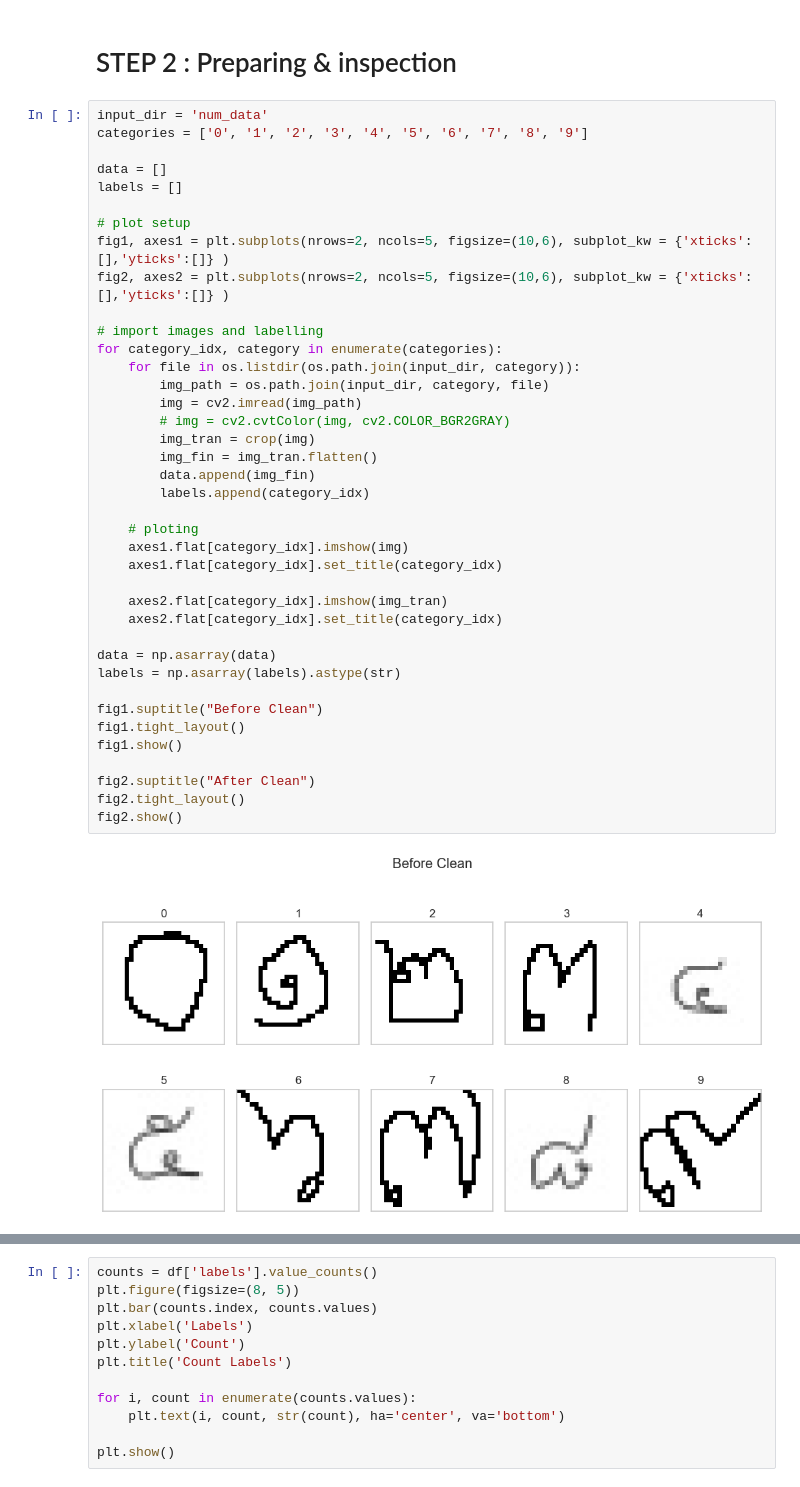
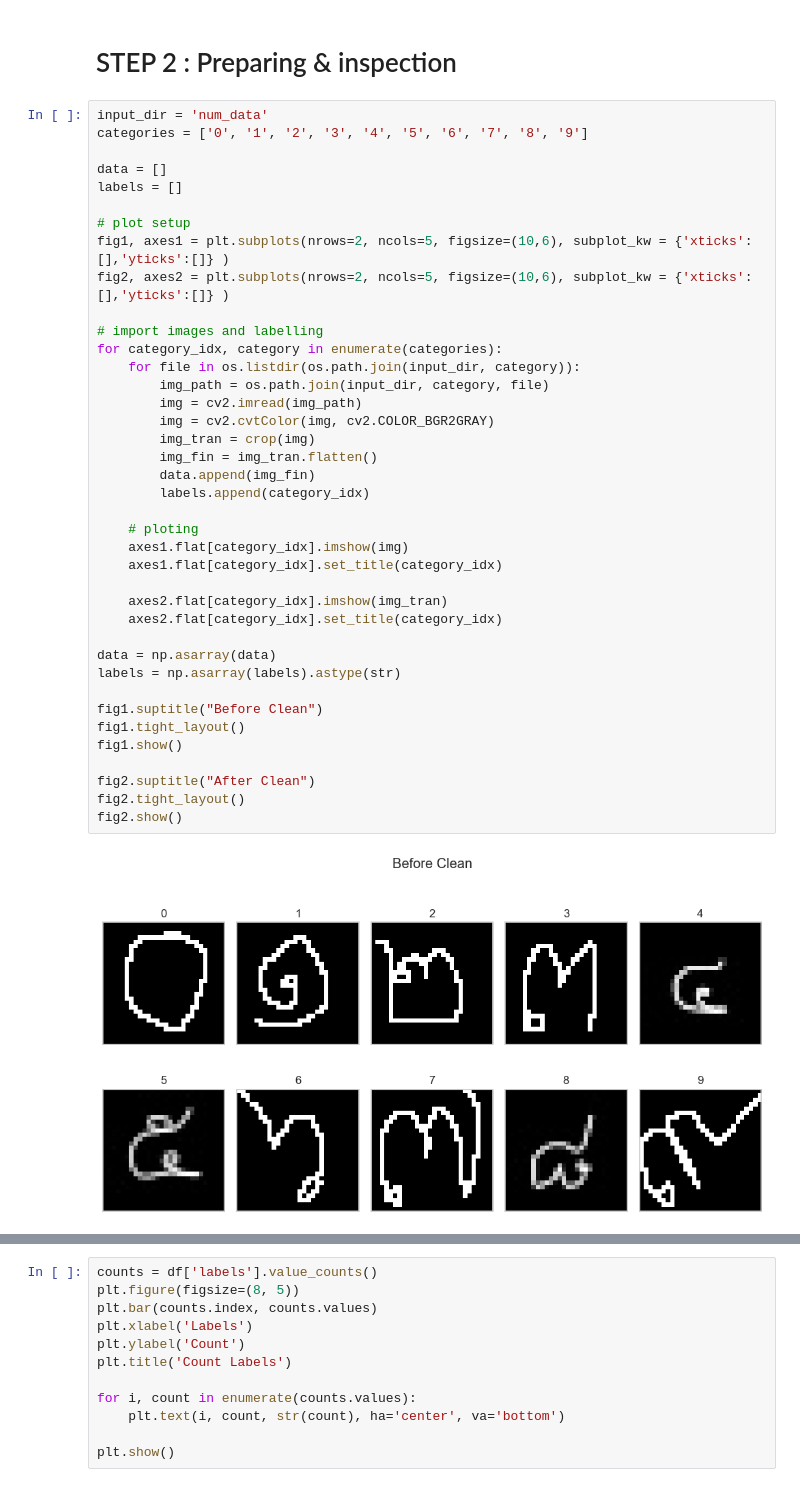
Before and after one commit to terjirapat/Classification_ImgNum, a Jupyter notebook: main.ipynb, the cells around one changed output, grey strips where cells are left out. Saved outputs shown, nothing was run; the diff lists cells and outputs as text.

```diff
--- a/main.ipynb
+++ b/main.ipynb
@@ -71,32 +71,32 @@ fig1, axes1 = plt.subplots(nrows=2, ncols=5, figsize=(10,6), subplot_kw = {'xtic
 fig2, axes2 = plt.subplots(nrows=2, ncols=5, figsize=(10,6), subplot_kw = {'xticks':[],'yticks':[]} )
 
 # import images and labelling
 for category_idx, category in enumerate(categories):
     for file in os.listdir(os.path.join(input_dir, category)):
         img_path = os.path.join(input_dir, category, file)
         img = cv2.imread(img_path)
-        # img = cv2.cvtColor(img, cv2.COLOR_BGR2GRAY)
+        img = cv2.cvtColor(img, cv2.COLOR_BGR2GRAY)
         img_tran = crop(img)
         img_fin = img_tran.flatten()
         data.append(img_fin)
         labels.append(category_idx)
 
     # ploting
     axes1.flat[category_idx].imshow(img)
     axes1.flat[category_idx].set_title(category_idx)
 
     axes2.flat[category_idx].imshow(img_tran)
     axes2.flat[category_idx].set_title(category_idx)
 
 data = np.asarray(data)
 labels = np.asarray(labels).astype(str)
 
 fig1.suptitle("Before Clean")
 fig1.tight_layout()
 fig1.show()
 
 fig2.suptitle("After Clean")
 fig2.tight_layout()
 fig2.show()
 # %% [output]
-[figure, old version]
+[figure, new version]
```
Also changed, not shown: parts of 11 cells of this notebook.
